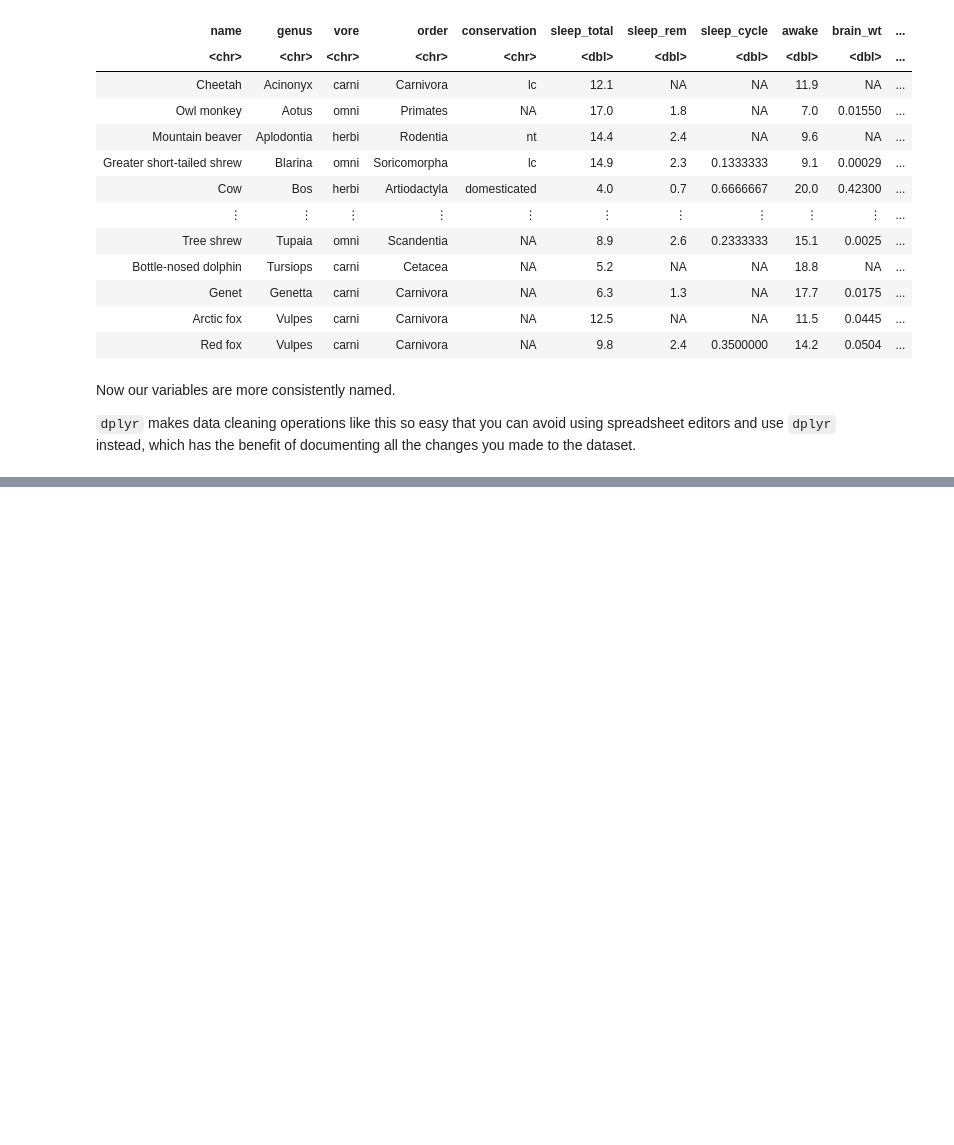
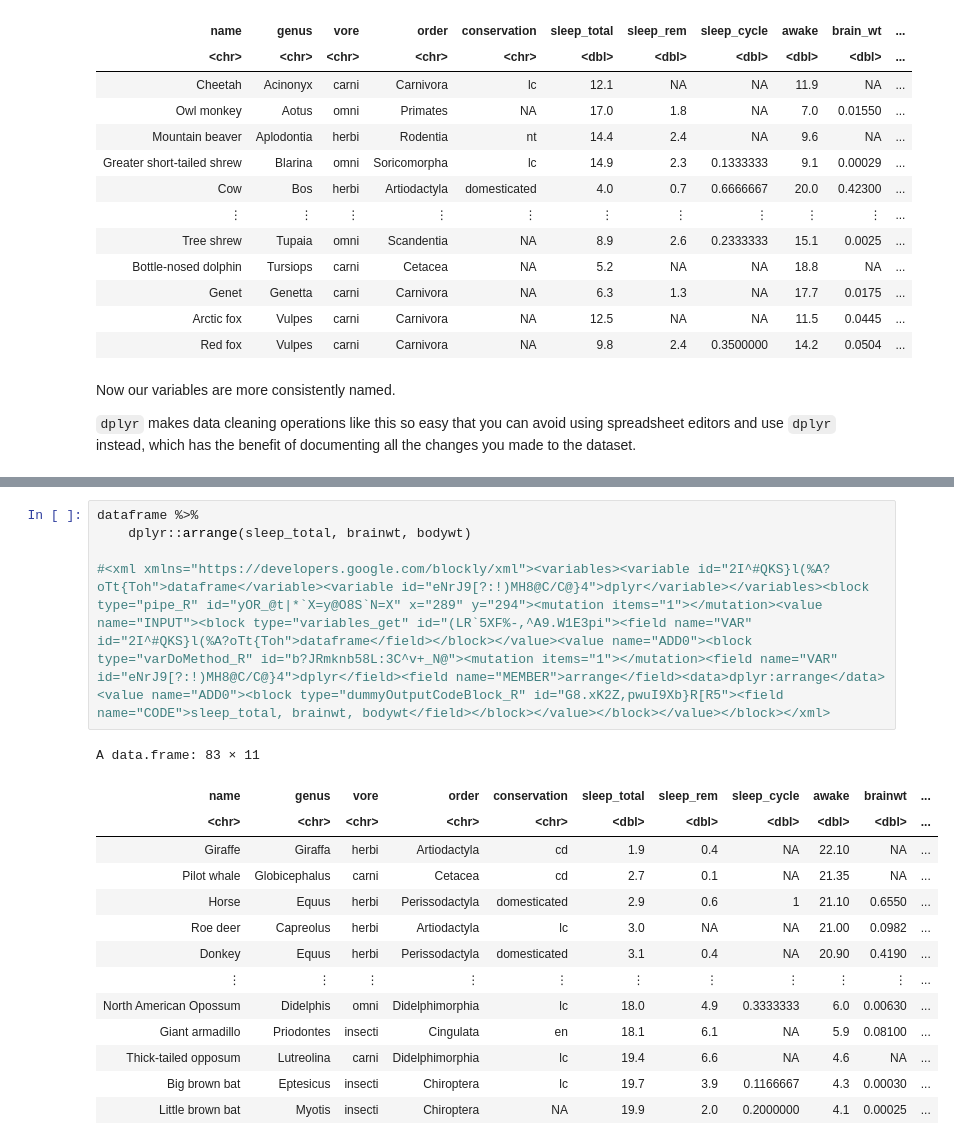
Before and after one commit to memphis-iis/datawhys-content-dplyr, a Jupyter notebook: 2022-04-03-dplyr-intro.ipynb, the cells around one changed output, grey strips where cells are left out. Saved outputs shown, nothing was run; the diff lists cells and outputs as text; blank space fills up the shorter version.

```diff
--- a/2022-04-03-dplyr-intro.ipynb
+++ b/2022-04-03-dplyr-intro.ipynb
@@ -595,0 +744,20 @@ Now our variables are more consistently named.
+# %%
+dataframe %>%
+    dplyr::arrange(sleep_total, brainwt, bodywt)
+
+#<xml xmlns="https://developers.google.com/blockly/xml"><variables><variable id="2I^#QKS}l(%A?oTt{Toh">dataframe</variable><variable id="eNrJ9[?:!)MH8@C/C@}4">dplyr</variable></variables><block type="pipe_R" id="yOR_@t|*`X=y@O8S`N=X" x="289" y="294"><mutation items="1"></mutation><value name="INPUT"><block type="variables_get" id="(LR`5XF%-,^A9.W1E3pi"><field name="VAR" id="2I^#QKS}l(%A?oTt{Toh">dataframe</field></block></value><value name="ADD0"><block type="varDoMethod_R" id="b?JRmknb58L:3C^v+_N@"><mutation items="1"></mutation><field name="VAR" id="eNrJ9[?:!)MH8@C/C@}4">dplyr</field><field name="MEMBER">arrange</field><data>dplyr:arrange</data><value name="ADD0"><block type="dummyOutputCodeBlock_R" id="G8.xK2Z,pwuI9Xb}R[R5"><field name="CODE">sleep_total, brainwt, bodywt</field></block></value></block></value></block></xml>
+# %% [output]
+A data.frame: 83 × 11
+| name | genus | vore | order | conservation | sleep_total | sleep_rem | sleep_cycle | awake | brainwt | ... |
+| <chr> | <chr> | <chr> | <chr> | <chr> | <dbl> | <dbl> | <dbl> | <dbl> | <dbl> | ... |
+| Giraffe | Giraffa | herbi | Artiodactyla | cd | 1.9 | 0.4 | NA | 22.10 | NA | ... |
+| Pilot whale | Globicephalus | carni | Cetacea | cd | 2.7 | 0.1 | NA | 21.35 | NA | ... |
+| Horse | Equus | herbi | Perissodactyla | domesticated | 2.9 | 0.6 | 1 | 21.10 | 0.6550 | ... |
+| Roe deer | Capreolus | herbi | Artiodactyla | lc | 3.0 | NA | NA | 21.00 | 0.0982 | ... |
+| Donkey | Equus | herbi | Perissodactyla | domesticated | 3.1 | 0.4 | NA | 20.90 | 0.4190 | ... |
+| ⋮ | ⋮ | ⋮ | ⋮ | ⋮ | ⋮ | ⋮ | ⋮ | ⋮ | ⋮ | ... |
+| North American Opossum | Didelphis | omni | Didelphimorphia | lc | 18.0 | 4.9 | 0.3333333 | 6.0 | 0.00630 | ... |
+| Giant armadillo | Priodontes | insecti | Cingulata | en | 18.1 | 6.1 | NA | 5.9 | 0.08100 | ... |
+| Thick-tailed opposum | Lutreolina | carni | Didelphimorphia | lc | 19.4 | 6.6 | NA | 4.6 | NA | ... |
+| Big brown bat | Eptesicus | insecti | Chiroptera | lc | 19.7 | 3.9 | 0.1166667 | 4.3 | 0.00030 | ... |
+| Little brown bat | Myotis | insecti | Chiroptera | NA | 19.9 | 2.0 | 0.2000000 | 4.1 | 0.00025 | ... |
```
Also changed, not shown: parts of 20 cells of this notebook.
